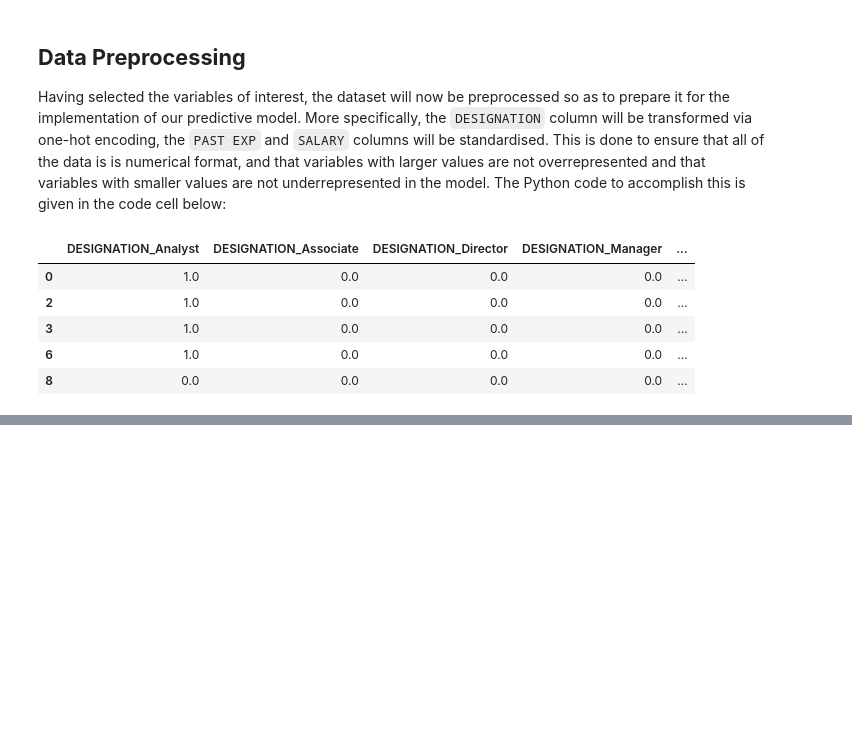
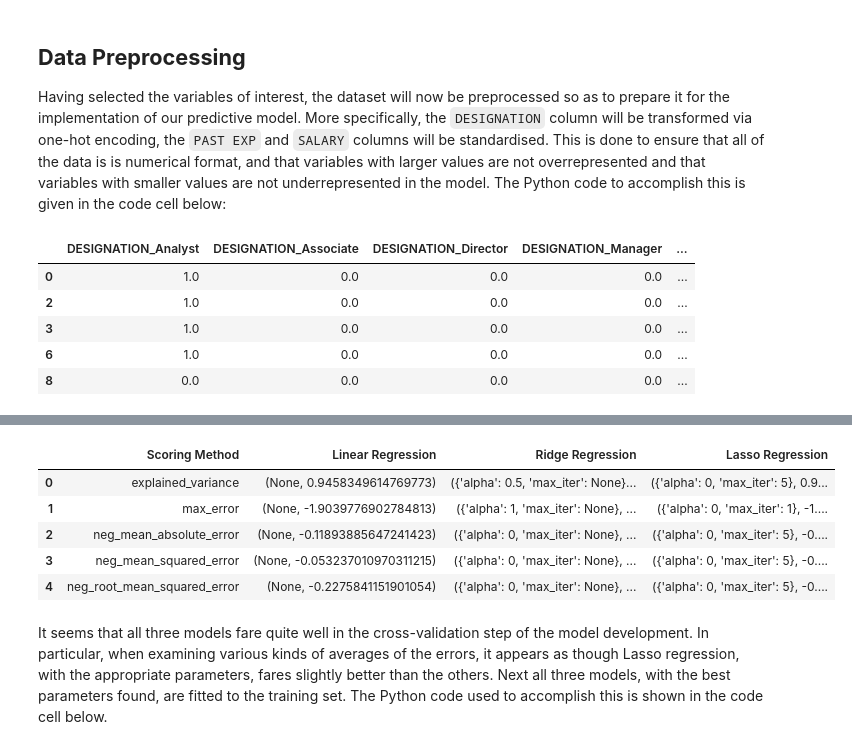
Before and after one commit to mzakariaz/MIP-Machine-Learning-Project-1, a Jupyter notebook: salary-predictions.ipynb, the cells around one changed output, grey strips where cells are left out. Cells and saved outputs as stored; diff of their text form; code cells hidden in the pictures; blank space fills up the shorter version.

Commit message:
developed ML model

```diff
--- a/salary-predictions.ipynb
+++ b/salary-predictions.ipynb
@@ -137,11 +130,12 @@ numerical_variables = ["AGE", "SALARY", "LEAVES USED", "LEAVES REMAINING", "RATI
 
 # Check for inconsistencies in the dataset's numerical variables
 for x in numerical_variables:
+    y = x.capitalize()
     fig, ax = plt.subplots(figsize = (10, 6), dpi = 100)
-    sns.boxplot(data = df, x = x).set(xlabel = x.capitalize(), title = f"Box Plot of {x.capitalize()}")
+    sns.boxplot(data = df, x = x).set(xlabel = y, title = f"Box Plot of {y}")
     plt.show()
     fig, ax = plt.subplots(figsize = (10, 6), dpi = 100)
-    sns.histplot(data = df, x = x).set(xlabel = x.capitalize(), title = f"Histogram plot of {x.capitalize()}")
+    sns.histplot(data = df, x = x).set(xlabel = y, title = f"Histogram plot of {y}")
     plt.show()
 # %% [output]
 [figure]
@@ -354,5 +348,9 @@ df_preprocessed.head()
 | 6 | 1.0 | 0.0 | 0.0 | 0.0 | ... |
 | 8 | 0.0 | 0.0 | 0.0 | 0.0 | ... |
 # %%
-# Split the dataset into a training set and a test set
-X_train, y_train, X_test, y_test = train_test_split(df_preprocessed, random_state = 42, test_size = 0.2)
+# Split the dataset into the predictor variables and the target variable
+X = df_preprocessed[["DESIGNATION_" + x for x in sorted(list(df["DESIGNATION"].unique()))] + ["PAST EXP"]].values
+y = df_preprocessed["SALARY"].values
+
+# Split the dataset into the training set and the test set
+X_train, X_test, y_train, y_test = train_test_split(X, y, random_state = 42, test_size = 0.2, shuffle = True)
@@ -367,3 +356,0 @@ Our predictive model will be selected from a range of different regression model
-# %%
-# Split the dataset into a training set and a test set
-X_train, y_train, X_test, y_test =
@@ -369,0 +374,64 @@ X_train, y_train, X_test, y_test =
+# %%
+# Initialise models
+linear_regression = LinearRegression()
+ridge_regression = Ridge()
+lasso_regression = Lasso()
+models = [linear_regression, ridge_regression, lasso_regression]
+
+# Define the hyperparameter grid
+hyperparameter_grid = {
+    'alpha' : [0, 0.5, 1, 5, 10, 15, 20, 50, 100, 1000],
+    'max_iter' : [None, 1, 5, 10, 100, 500, 1000]
+}
+
+# Declare metrics
+scoring_methods = [
+    "explained_variance",
+    "max_error",
+    "neg_mean_absolute_error",
+    "neg_mean_squared_error",
+    "neg_root_mean_squared_error",
+    "neg_median_absolute_error",
+    "neg_mean_absolute_percentage_error"
+]
+
+# Set the table's columns and initialise the table's data
+model_metrics_columns = ["Scoring Method", "Linear Regression", "Ridge Regression", "Lasso Regression"]
+model_metrics_data = []
+
+# Build the table's data
+for scoring_method in scoring_methods:
+    new_row = [scoring_method]
+    for model in models:
+        if model == linear_regression:
+            new_grid_search = model.fit(X_train, y_train)
+            new_best_parameters = None
+            new_best_score = cross_val_score(model, X = X_train, y = y_train, cv = 10, scoring = scoring_method).mean()
+            new_pair = (new_best_parameters, new_best_score)
+            new_row.append(new_pair)
+        else:
+            new_grid_search = GridSearchCV(model, hyperparameter_grid, cv = 10, scoring = scoring_method)
+            new_grid_search.fit(X_train, y_train)
+            new_best_parameters = new_grid_search.best_params_
+            new_best_score = new_grid_search.best_score_
+            new_pair = (new_best_parameters, new_best_score)
+            new_row.append(new_pair)
+    model_metrics_data.append(new_row)
+
+# Gather table's columns and data together
+model_metrics = pd.DataFrame(
+    columns = model_metrics_columns,
+    data = model_metrics_data
+)
+
+# Display the first few rows of the table
+model_metrics.head()
+# %% [output]
+|  | Scoring Method | Linear Regression | Ridge Regression | Lasso Regression |
+| 0 | explained_variance | (None, 0.9458349614769773) | ({'alpha': 0.5, 'max_iter': None}... | ({'alpha': 0, 'max_iter': 5}, 0.9... |
+| 1 | max_error | (None, -1.9039776902784813) | ({'alpha': 1, 'max_iter': None}, ... | ({'alpha': 0, 'max_iter': 1}, -1.... |
+| 2 | neg_mean_absolute_error | (None, -0.11893885647241423) | ({'alpha': 0, 'max_iter': None}, ... | ({'alpha': 0, 'max_iter': 5}, -0.... |
+| 3 | neg_mean_squared_error | (None, -0.053237010970311215) | ({'alpha': 0, 'max_iter': None}, ... | ({'alpha': 0, 'max_iter': 5}, -0.... |
+| 4 | neg_root_mean_squared_error | (None, -0.2275841151901054) | ({'alpha': 0, 'max_iter': None}, ... | ({'alpha': 0, 'max_iter': 5}, -0.... |
+# %% [markdown]
+It seems that all three models fare quite well in the cross-validation step of the model development. In particular, when examining various kinds of averages of the errors, it appears as though Lasso regression, with the appropriate parameters, fares slightly better than the others. Next all three models, with the best parameters found, are fitted to the training set. The Python code used to accomplish this is shown in the code cell below.
```
Also changed, not shown: parts of 13 cells of this notebook.
